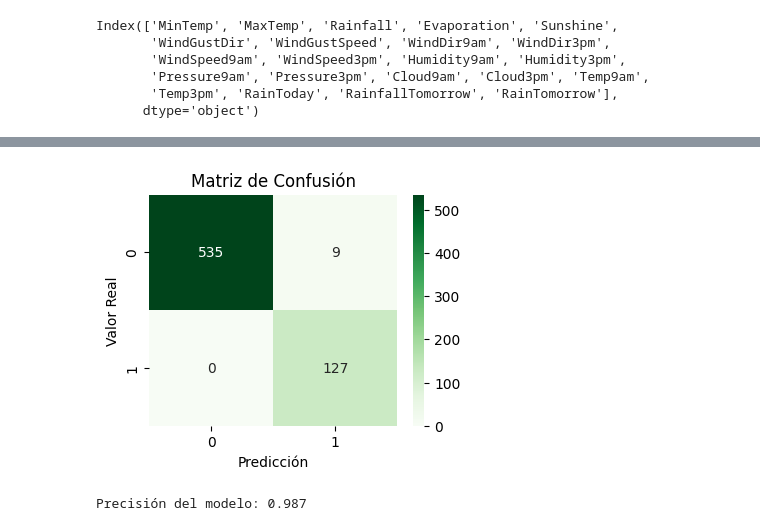
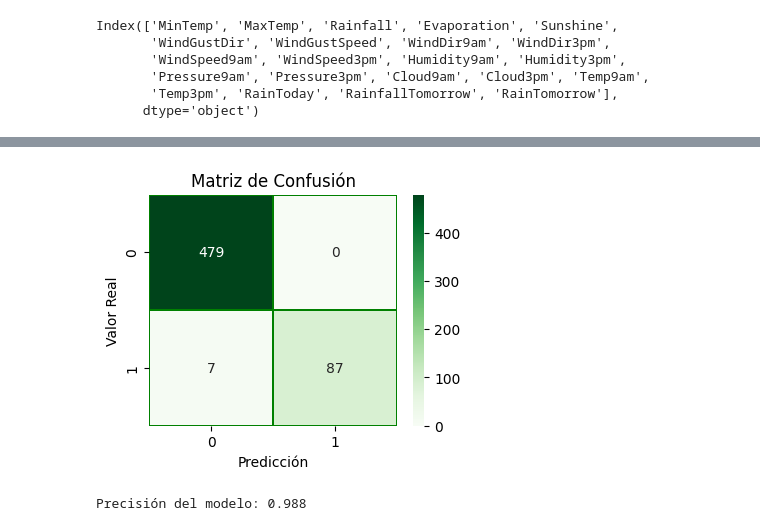
Before and after one commit to MiguelMussi/Apr_Aut_1_TP, a Jupyter notebook: TP-AA1.ipynb, the cells around one changed output, grey strips where cells are left out. Drawn from its saved outputs; the diff is of its cells as text; code cells hidden in the pictures.

```diff
--- a/TP-AA1.ipynb
+++ b/TP-AA1.ipynb
@@ -119,4 +198,9 @@ plt.show()
 df_original = df_original.drop(['Unnamed: 0'], axis=1)
+# %%
+# Eliminación de la columa fecha
+# Restablece el índice para convertir "Date" nuevamente en una columna
+df_original.reset_index(inplace=True)
+df_original = df_original.drop(['Date'], axis=1)
 # %%
 # Boxplot de los atributos a modo exploratorio
 plt.figure(figsize=(12, 6))
@@ -147,8 +231,8 @@ ciudades_a_conservar = ['Sydney', 'SydneyAirport', 'Canberra', 'Melbourne', 'Mel
 df = df_original[df_original['Location'].isin(ciudades_a_conservar)].copy()
 # %%
 df['Location'] = df['Location'].astype('category')
-#df['RainToday'] = df['RainToday'].astype('category')
-#df['RanTomorrow'] = df['RainTomorrow'].astype('category')
+df['RainToday'] = df['RainToday'].astype('category')
+df['RainTomorrow'] = df['RainTomorrow'].astype('category')
 # %%
 # Agrupar por etiqueta y contar la frecuencia
 Location_frec = df['Location'].value_counts()
@@ -353,7 +492,7 @@ plt.show()
 # Estandarización
 # %%
 #@title Estandarización Z-score
-df_sub = df.drop(['Location', 'Date'], axis=1) # Eliminación de variables no numéricas
+df_sub = df.drop(['Location'], axis=1) # Eliminación de variables no numéricas
 scaler = StandardScaler() # Creación del objeto scaler
 X_scaled = scaler.fit_transform(df_sub) # Cálculo de la media y la desviación estándar y aplicación de la transformación de estandarización.
 df_std = pd.DataFrame(X_scaled, columns=df_sub.columns)
@@ -405,27 +555,27 @@ plt.show()
 [figure]
 # %%
 # Eliminación de outliers
-# full data for
+# Datos completos
 df_out["RainTomorrow"] = target
 
 #Dropping with outlier
 df_out = df_out[(df_out["MinTemp"]<2.3)&(df_out["MinTemp"]>-2.3)]
 df_out = df_out[(df_out["MaxTemp"]<2.3)&(df_out["MaxTemp"]>-2)]
-df_out = df_out[(df_out["Rainfall"]<3)]  # <<< ACOTAR >>>
-df_out = df_out[(df_out["Evaporation"]<2.8)]
+df_out = df_out[(df_out["Rainfall"]<2)]  # <<< ACOTAR >>>
+df_out = df_out[(df_out["Evaporation"]<2.1)]
 df_out = df_out[(df_out["Sunshine"]<2.1)]
-df_out = df_out[(df_out["WindGustSpeed"]<4)&(df_out["WindGustSpeed"]>-4)]
-df_out = df_out[(df_out["WindSpeed9am"]<4)]
-df_out = df_out[(df_out["WindSpeed3pm"]<2.5)]
-df_out = df_out[(df_out["Humidity9am"]>-3)]
-df_out = df_out[(df_out["Humidity3pm"]>-2.2)]
-df_out = df_out[(df_out["Pressure9am"]< 2)&(df_out["Pressure9am"]>-2.7)]
-df_out = df_out[(df_out["Pressure3pm"]< 2)&(df_out["Pressure3pm"]>-2.7)]
+df_out = df_out[(df_out["WindGustSpeed"]<2)&(df_out["WindGustSpeed"]>-4)]
+df_out = df_out[(df_out["WindSpeed9am"]<1.9)]
+df_out = df_out[(df_out["WindSpeed3pm"]<2)]
+df_out = df_out[(df_out["Humidity9am"]>-2.4)]
+df_out = df_out[(df_out["Humidity3pm"]>-2.2)&(df_out["Humidity3pm"]<2)]
+df_out = df_out[(df_out["Pressure9am"]< 2)&(df_out["Pressure9am"]>-2.1)]
+df_out = df_out[(df_out["Pressure3pm"]< 2)&(df_out["Pressure3pm"]>-2.1)]
 df_out = df_out[(df_out["Cloud9am"]<1.8)]
 df_out = df_out[(df_out["Cloud3pm"]<2)]
 df_out = df_out[(df_out["Temp9am"]<2.3)&(df_out["Temp9am"]>-2)]
 df_out = df_out[(df_out["Temp3pm"]<2.3)&(df_out["Temp3pm"]>-2)]
-df_out = df_out[(df_out["RainfallTomorrow"]<3)]  # <<< ACOTAR >>>
+df_out = df_out[(df_out["RainfallTomorrow"]<2)]  # <<< ACOTAR >>>
 
 df_out.shape
 # %% [output]
@@ -792,28 +1123,28 @@ print(accuracy_score(y_test, pred))
 # %%
 # Entrenar el modelo
 model = RandomForestClassifier()
 model.fit(x_train, y_train)
 
 # Realizar predicciones en el conjunto de prueba
 pred = model.predict(x_test)
 
 # Calcular la matriz de confusión
 confusion_mat = confusion_matrix(y_test, pred)
 
 # Mostrar la matriz de confusión como un mapa de calor
 plt.figure(figsize=(4, 3))
-sns.heatmap(confusion_mat, annot=True, fmt="d", cmap="Greens")
+sns.heatmap(confusion_mat, annot=True, fmt="d", cmap="Greens", linewidths=0.1, linecolor='green', cbar=True)
 plt.xlabel('Predicción')
 plt.ylabel('Valor Real')
 plt.title('Matriz de Confusión')
 plt.show()
 
 # Calcular la precisión del modelo
 accuracy = accuracy_score(y_test, pred)
 print(f'Precisión del modelo: {accuracy:.3f}')
 # %% [output]
-[figure, old version]
+[figure, new version]
-Precisión del modelo: 0.987
+Precisión del modelo: 0.988
 # %%
 # Curva ROC
 # Calcular las puntuaciones de probabilidad para las clases positivas
```
Also changed, not shown: parts of 56 cells of this notebook.
